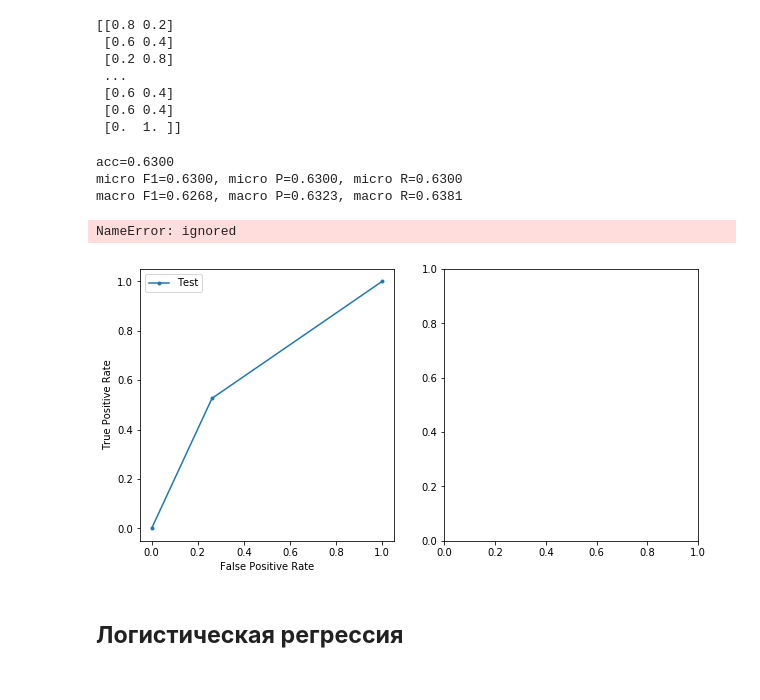
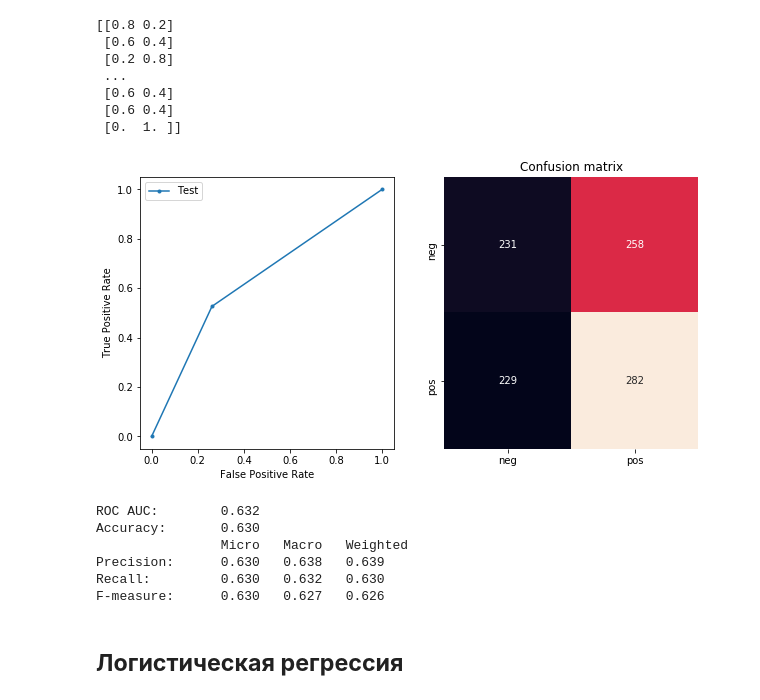
Before and after one commit to MacJei/comp_ling, a Jupyter notebook: ML_hw2.ipynb, the cells around one changed output. Cells and saved outputs as stored; diff of their text form; code cells hidden in the pictures.

```diff
--- a/ML_hw2.ipynb
+++ b/ML_hw2.ipynb
@@ -231,23 +231,44 @@ print(predicted_proba_KN)
 # %%
 from sklearn.metrics import accuracy_score
 from sklearn.metrics import f1_score, precision_score, recall_score
-# %%
-acc = accuracy_score(predicted_KN, y_test)
-micro_f1 = f1_score(predicted_KN, y_test, average = 'micro')
-micro_p = precision_score(predicted_KN,y_test, average = 'micro')
-micro_r = recall_score(predicted_KN, y_test, average = 'micro')
-macro_f1 = f1_score(predicted_KN, y_test, average = 'macro')
-macro_p = precision_score(predicted_KN, y_test, average = 'macro')
-macro_r = recall_score(predicted_KN, y_test, average = 'macro')
-print('acc={0:1.4f}'.format(acc))
-print('micro F1={0:1.4f}, micro P={1:1.4f}, micro R={2:1.4f}'.format(micro_f1, micro_p, micro_r))
-print('macro F1={0:1.4f}, macro P={1:1.4f}, macro R={2:1.4f}\n'.format(macro_f1, macro_p, macro_r))
-# %% [output]
-acc=0.6300
-micro F1=0.6300, micro P=0.6300, micro R=0.6300
-macro F1=0.6268, macro P=0.6323, macro R=0.6381
+# %%
+def eval_sklearn_visual(true, predicted, categories = ['neg', 'pos'], visual=True):
+    acc = accuracy_score(true, predicted)
+    micro_p = precision_score(true, predicted, average = 'micro')
+    macro_p = precision_score(true, predicted, average = 'macro')
+    weighted_p = precision_score(true, predicted, average = 'weighted')
+    micro_r = recall_score(true, predicted, average = 'micro')
+    macro_r = recall_score(true, predicted, average = 'macro')
+    weighted_r = recall_score(true, predicted, average = 'weighted')
+    micro_f1 = f1_score(true, predicted, average = 'micro')
+    macro_f1 = f1_score(true, predicted, average = 'macro')
+    weighted_f1 = f1_score(true, predicted, average = 'weighted')
+    fpr, tpr, _ = roc_curve(true, predicted)
+    roc_auc = roc_auc_score(true, predicted)
+    fig, (ax1, ax2) = plt.subplots(nrows=1, ncols=2, figsize=(10, 5))
+    ax1.plot(fpr, tpr, marker='.', label='Test')
+    ax1.set_xlabel('False Positive Rate')
+    ax1.set_ylabel('True Positive Rate')
+    ax1.legend()
+    sns.heatmap(data=confusion_matrix(y_test, logreg_preds), annot=True, fmt="d", cbar=False, xticklabels=categories, yticklabels=categories)
+    ax2.set_title("Confusion matrix")
+    plt.show()
+
+    print('''
+ROC AUC:\t{:.3f}
+Accuracy:\t{:.3f}
+\t\tMicro\tMacro\tWeighted
+Precision:\t{:.3f}\t{:.3f}\t{:.3f}
+Recall:\t\t{:.3f}\t{:.3f}\t{:.3f}
+F-measure:\t{:.3f}\t{:.3f}\t{:.3f}
+'''.format(roc_auc, acc, micro_p, macro_p, weighted_p, micro_r, macro_r, weighted_r, micro_f1, macro_f1, weighted_f1))
 # %%
-eval_sklearn(y_test, predicted_KN)
+eval_sklearn_visual(y_test, predicted_KN)
 # %% [output]
+[figure, new version]
-NameError: ignored
+ROC AUC:        0.632
+Accuracy:       0.630
+                Micro   Macro   Weighted
+Precision:      0.630   0.638   0.639
+Recall:         0.630   0.632   0.630
+F-measure:      0.630   0.627   0.626
-[figure, old version]
```
Also changed, not shown: parts of 12 cells of this notebook.
